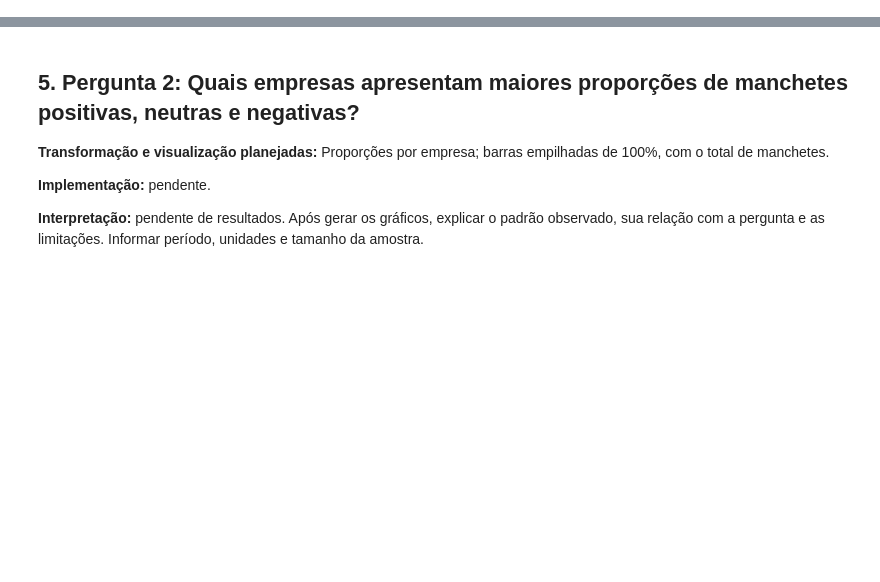
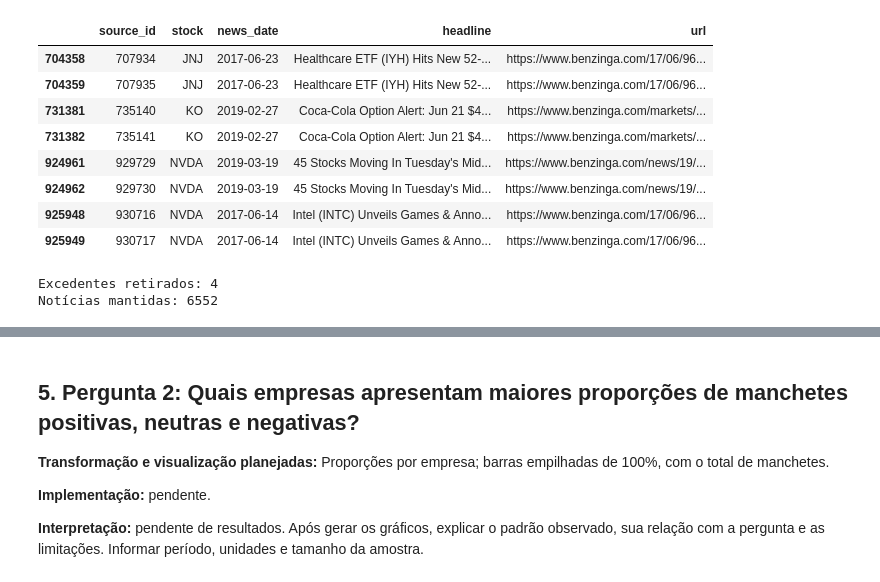
Before and after one commit to caiocouto30-boop/projeto-sentimento-acoes, a Jupyter notebook: notebooks/01_preparacao_inicial.ipynb, the cells around one changed output, grey strips where cells are left out. Saved outputs shown, nothing was run; the diff lists cells and outputs as text; code cells hidden in the pictures; blank space fills up the shorter version.

```diff
--- a/notebooks/01_preparacao_inicial.ipynb
+++ b/notebooks/01_preparacao_inicial.ipynb
@@ -104,0 +299,48 @@ Datas distintas podem apontar ao mesmo pregão. Definir a unidade por empresa/pr
+# %%
+CHAVE = ['stock', 'news_date', 'headline']
+
+# Ordenar para manter o menor identificador original.
+noticias = noticias.sort_values('source_id').copy()
+
+# Mostrar todos os registros envolvidos nas repetições.
+pares = noticias.loc[
+    noticias.duplicated(CHAVE, keep=False)
+].copy()
+
+display(
+    pares[['source_id', 'stock', 'news_date', 'headline', 'url']]
+)
+
+# Identificar qual registro será mantido em cada grupo.
+id_mantido = noticias.groupby(CHAVE)['source_id'].transform('min')
+
+# Marcar apenas as ocorrências excedentes.
+duplicada = noticias.duplicated(CHAVE, keep='first')
+
+# Documentar as exclusões antes de retirar as linhas.
+retiradas = noticias.loc[duplicada].copy()
+retiradas['motivo'] = 'duplicata_empresa_data_manchete'
+retiradas['source_id_mantido'] = id_mantido.loc[duplicada]
+
+if not retiradas.empty:
+    exclusoes.append(retiradas)
+
+# Manter uma ocorrência por empresa, data e manchete.
+noticias = noticias.loc[~duplicada].copy()
+
+assert not noticias.duplicated(CHAVE).any()
+
+print('Excedentes retirados:', len(retiradas))
+print('Notícias mantidas:', len(noticias))
+# %% [output]
+|  | source_id | stock | news_date | headline | url |
+| 704358 | 707934 | JNJ | 2017-06-23 | Healthcare ETF (IYH) Hits New 52-... | https://www.benzinga.com/17/06/96... |
+| 704359 | 707935 | JNJ | 2017-06-23 | Healthcare ETF (IYH) Hits New 52-... | https://www.benzinga.com/17/06/96... |
+| 731381 | 735140 | KO | 2019-02-27 | Coca-Cola Option Alert: Jun 21 $4... | https://www.benzinga.com/markets/... |
+| 731382 | 735141 | KO | 2019-02-27 | Coca-Cola Option Alert: Jun 21 $4... | https://www.benzinga.com/markets/... |
+| 924961 | 929729 | NVDA | 2019-03-19 | 45 Stocks Moving In Tuesday's Mid... | https://www.benzinga.com/news/19/... |
+| 924962 | 929730 | NVDA | 2019-03-19 | 45 Stocks Moving In Tuesday's Mid... | https://www.benzinga.com/news/19/... |
+| 925948 | 930716 | NVDA | 2017-06-14 | Intel (INTC) Unveils Games & Anno... | https://www.benzinga.com/17/06/96... |
+| 925949 | 930717 | NVDA | 2017-06-14 | Intel (INTC) Unveils Games & Anno... | https://www.benzinga.com/17/06/96... |
+Excedentes retirados: 4
+Notícias mantidas: 6552
```
Also changed, not shown: parts of 29 cells of this notebook, 3 other files.
